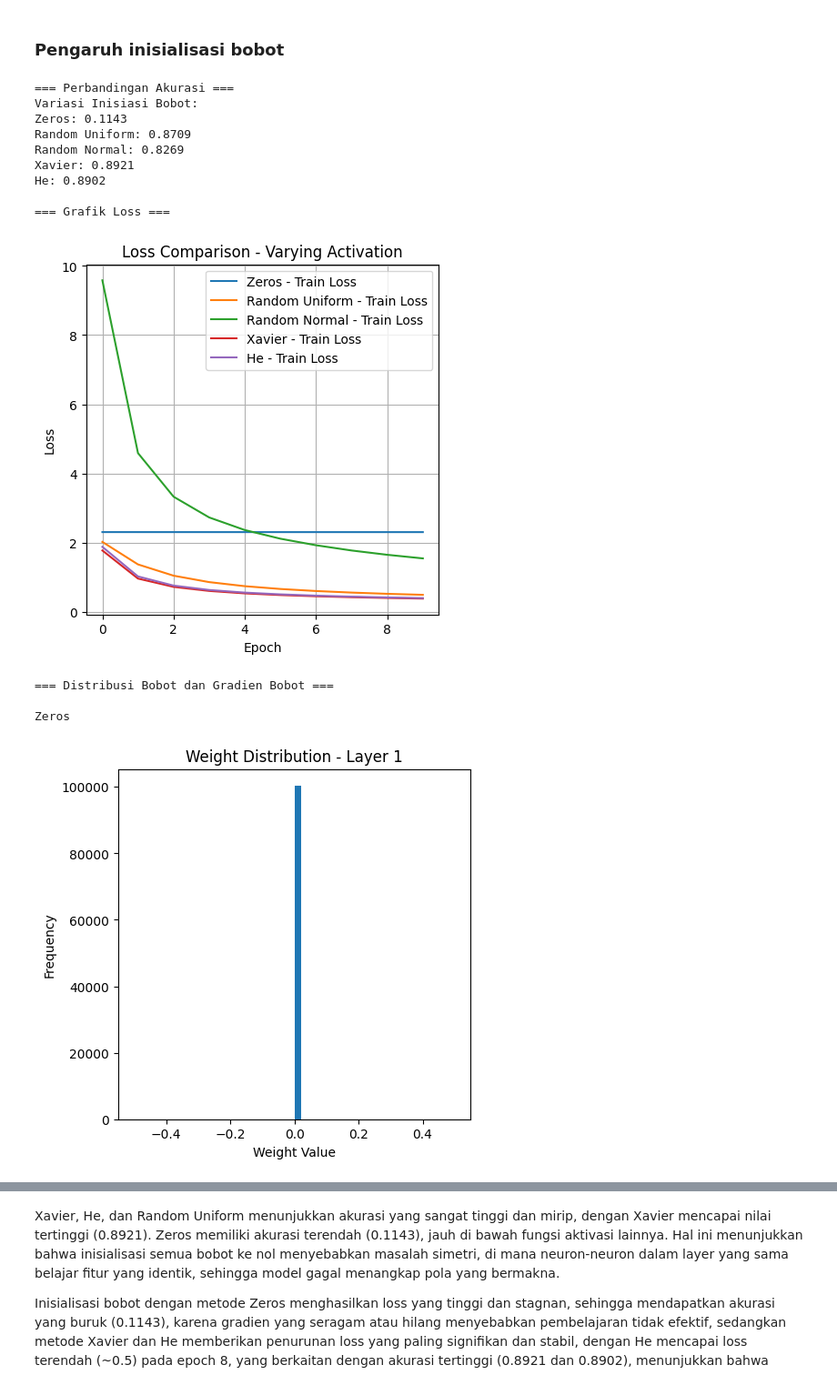
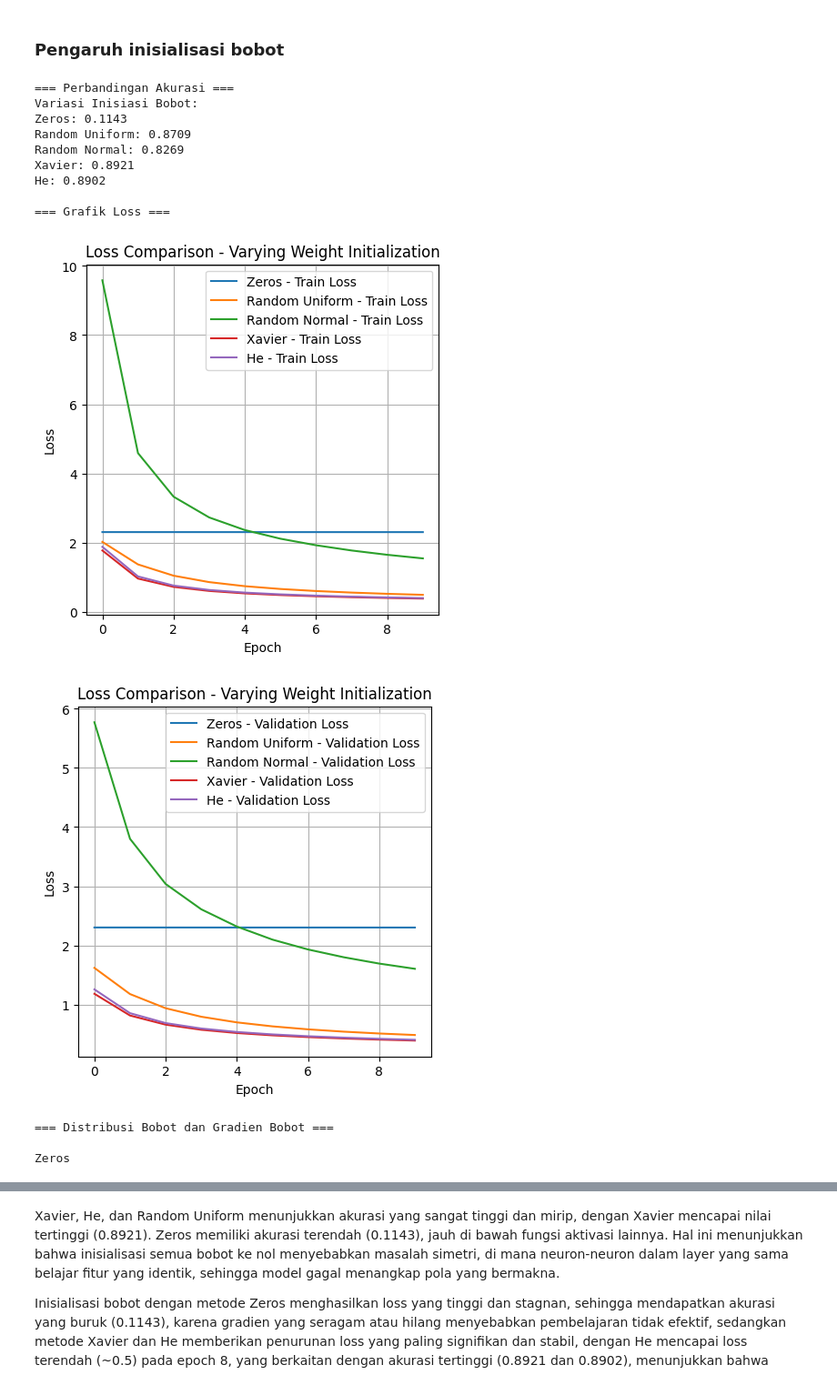
Before and after one commit to 0x0wen/FFNeuralNetwork, a Jupyter notebook: src/testFFNN1.ipynb, the cells around one changed output, grey strips where cells are left out. Shown at 91% size. Saved outputs shown, nothing was run; the diff lists cells and outputs as text; code cells hidden in the pictures.

```diff
--- a/src/testFFNN1.ipynb
+++ b/src/testFFNN1.ipynb
@@ -372,6 +389,17 @@ def plot_loss_comparison(histories, labels, title):
     plt.figure(figsize=(5, 5))
     for history, label in zip(histories, labels):
         plt.plot(history, label=f'{label} - Train Loss')
+    plt.xlabel('Epoch')
+    plt.ylabel('Loss')
+    plt.title(title)
+    plt.legend()
+    plt.grid(True)
+    plt.show()
+
+def plot_val_loss_comparison(histories, labels, title):
+    plt.figure(figsize=(5, 5))
+    for history, label in zip(histories, labels):
+        plt.plot(history, label=f'{label} - Validation Loss')
     plt.xlabel('Epoch')
     plt.ylabel('Loss')
     plt.title(title)
@@ -396,10 +424,12 @@ print(f"Leaky Relu: {acc_5:.4f}")
 print(f"Elu: {acc_6:.4f}")
 
 histories = [historyAct1['train_loss'], historyAct2['train_loss'], historyAct3['train_loss'], historyAct4['train_loss'], historyAct5['train_loss'], historyAct6['train_loss']]
+histories2 = [historyAct1['val_loss'], historyAct2['val_loss'], historyAct3['val_loss'], historyAct4['val_loss'], historyAct5['val_loss'], historyAct6['val_loss']]
 labels = ['Relu', 'Linear', 'Sigmoid', 'Tanh', 'Leaky Relu', 'Elu']
 
 print("\n=== Grafik Loss ===")
 plot_loss_comparison(histories, labels, 'Loss Comparison - Varying Activation')
+plot_val_loss_comparison(histories2, labels, 'Loss Comparison - Varying Activation')
 
 print("\n=== Distribusi Bobot dan Gradien Bobot ===")
 print("\nRelu")
@@ -527,6 +557,17 @@ def plot_loss_comparison(histories, labels, title):
     plt.figure(figsize=(5, 5))
     for history, label in zip(histories, labels):
         plt.plot(history, label=f'{label} - Train Loss')
+    plt.xlabel('Epoch')
+    plt.ylabel('Loss')
+    plt.title(title)
+    plt.legend()
+    plt.grid(True)
+    plt.show()
+
+def plot_val_loss_comparison(histories, labels, title):
+    plt.figure(figsize=(5, 5))
+    for history, label in zip(histories, labels):
+        plt.plot(history, label=f'{label} - Validation Loss')
     plt.xlabel('Epoch')
     plt.ylabel('Loss')
     plt.title(title)
@@ -545,10 +586,12 @@ print(f"0.05: {acc_2:.4f}")
 print(f"0.1: {acc_3:.4f}")
 
 histories = [historyLR001['train_loss'], historyLR005['train_loss'], historyLR01['train_loss']]
+histories2 = [historyLR001['val_loss'], historyLR005['val_loss'], historyLR01['val_loss']]
 labels = ['0.01', '0.05', '0.1']
 
 print("\n=== Grafik Loss ===")
-plot_loss_comparison(histories, labels, 'Loss Comparison - Varying Activation')
+plot_loss_comparison(histories, labels, 'Loss Comparison - Varying Learning Rate')
+plot_val_loss_comparison(histories2, labels, 'Loss Comparison - Varying Learning Rate')
 
 print("\n=== Distribusi Bobot dan Gradien Bobot ===")
 print("\nLR 0.01")
@@ -704,6 +747,17 @@ def plot_loss_comparison(histories, labels, title):
     plt.figure(figsize=(5, 5))
     for history, label in zip(histories, labels):
         plt.plot(history, label=f'{label} - Train Loss')
+    plt.xlabel('Epoch')
+    plt.ylabel('Loss')
+    plt.title(title)
+    plt.legend()
+    plt.grid(True)
+    plt.show()
+
+def plot_val_loss_comparison(histories, labels, title):
+    plt.figure(figsize=(5, 5))
+    for history, label in zip(histories, labels):
+        plt.plot(history, label=f'{label} - Validation Loss')
     plt.xlabel('Epoch')
     plt.ylabel('Loss')
     plt.title(title)
@@ -726,39 +780,41 @@ print(f"Xavier: {acc_4:.4f}")
 print(f"He: {acc_5:.4f}")
 
 histories = [historyZeros['train_loss'], historyRandomUniform['train_loss'], historyRandomNormal['train_loss'], historyXavier['train_loss'], historyHe['train_loss']]
+histories2 = [historyZeros['val_loss'], historyRandomUniform['val_loss'], historyRandomNormal['val_loss'], historyXavier['val_loss'], historyHe['val_loss']]
 labels = ['Zeros', 'Random Uniform', 'Random Normal', 'Xavier', 'He']
 
 print("\n=== Grafik Loss ===")
-plot_loss_comparison(histories, labels, 'Loss Comparison - Varying Activation')
+plot_loss_comparison(histories, labels, 'Loss Comparison - Varying Weight Initialization')
+plot_val_loss_comparison(histories2, labels, 'Loss Comparison - Varying Weight Initialization')
 
 print("\n=== Distribusi Bobot dan Gradien Bobot ===")
 print("\nZeros")
 print(modelZeros.plot_weight_distribution(list(range(len(modelZeros.weights)))))
 print(modelZeros.plot_gradient_distribution(list(range(len(modelZeros.gradients_w)))))
 print("\nRandom Uniform")
 print(modelRandomUniform.plot_weight_distribution(list(range(len(modelRandomUniform.weights)))))
 print(modelRandomUniform.plot_gradient_distribution(list(range(len(modelRandomUniform.gradients_w)))))
 print("\nRandom Normal")
 print(modelRandomNormal.plot_weight_distribution(list(range(len(modelRandomNormal.weights)))))
 print(modelRandomNormal.plot_gradient_distribution(list(range(len(modelRandomNormal.gradients_w)))))
 print("\nXavier")
 print(modelXavier.plot_weight_distribution(list(range(len(modelXavier.weights)))))
 print(modelXavier.plot_gradient_distribution(list(range(len(modelXavier.gradients_w)))))
 print("\nHe")
 print(modelHe.plot_weight_distribution(list(range(len(modelHe.weights)))))
 print(modelHe.plot_gradient_distribution(list(range(len(modelHe.gradients_w)))))
 # %% [output]
 === Perbandingan Akurasi ===
 Variasi Inisiasi Bobot:
 Zeros: 0.1143
 Random Uniform: 0.8709
 Random Normal: 0.8269
 Xavier: 0.8921
 He: 0.8902
 
 === Grafik Loss ===
-[figure, old version]
+[figure, new version]
+[figure, new version]
 === Distribusi Bobot dan Gradien Bobot ===
 
 Zeros
-[figure, old version]
```
Also changed, not shown: parts of 4 cells of this notebook, 1 other file.
